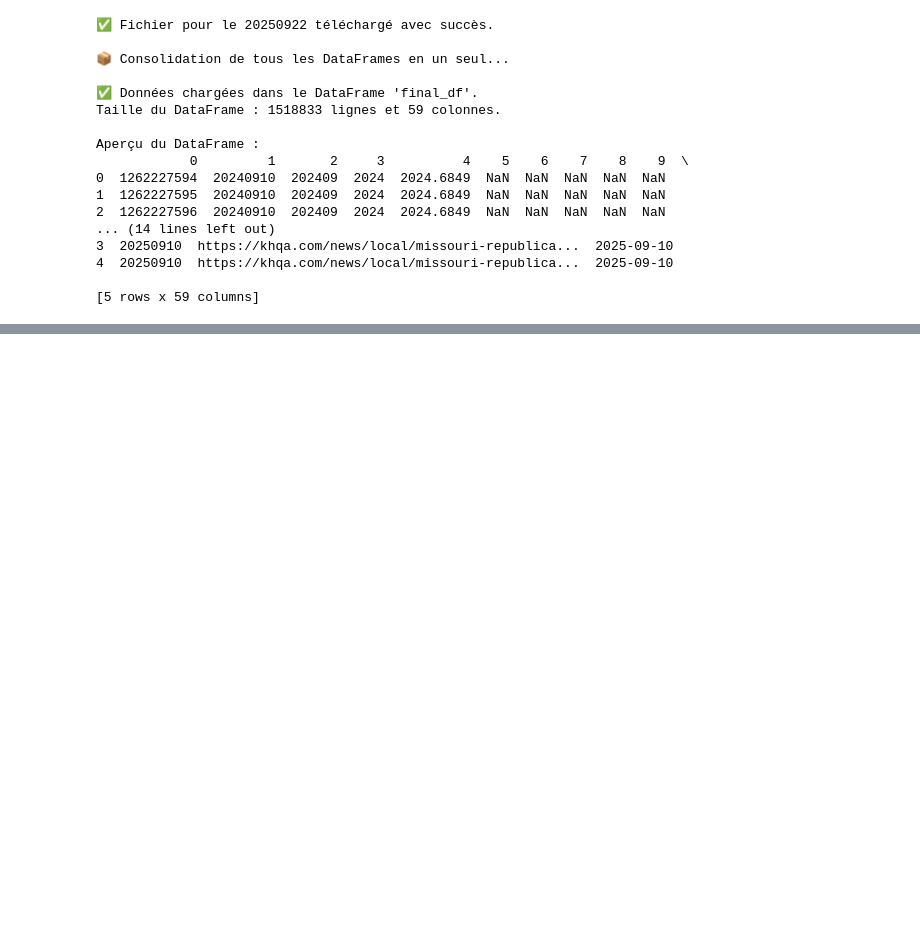
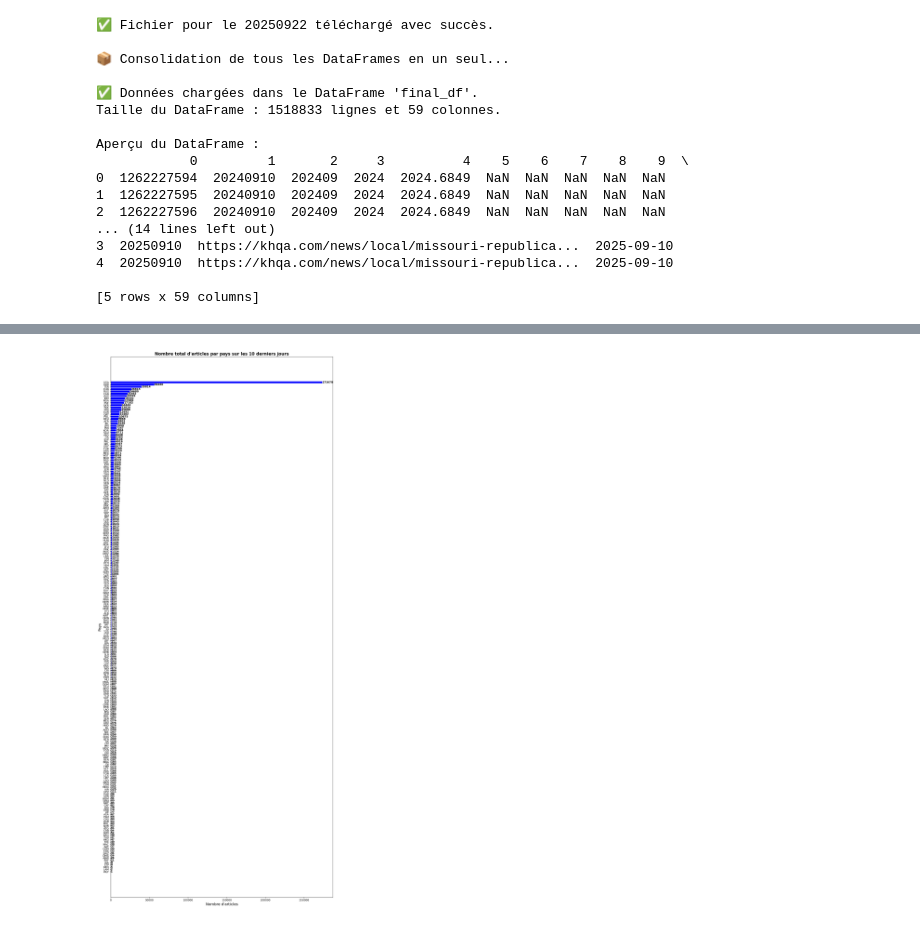
Before and after one commit to WilliamYOLO/BIGDATA, a Jupyter notebook: Sentiment.ipynb, the cells around one changed output, grey strips where cells are left out. Saved outputs shown, nothing was run; the diff lists cells and outputs as text; code cells hidden in the pictures; blank space fills up the shorter version.

```diff
--- a/Sentiment.ipynb
+++ b/Sentiment.ipynb
@@ -212,0 +330,14 @@ all_data
+# %%
+import pandas as pd
+import numpy as np
+
+# Assuming 'Pays' is the column at index 7 and 'Indicateur' is at index 0
+analyse = pd.pivot_table(final_df,
+                         index=7,      # Use the column name instead of the number 7
+                         values=0, # Use the column name instead of the number 0
+                         aggfunc=np.count_nonzero)
+
+analyse = pd.DataFrame(analyse)
+print(analyse)
+analyse.columns = ['Total articles']
+print(analyse)
@@ -212,0 +362,4 @@ all_data
+# %%
+analyse['Pays'] = analyse.index
+analyse = analyse.reset_index(drop=True)
+print(analyse)
@@ -212,0 +381,3 @@ all_data
+# %%
+analyse = analyse.sort_values(by='Total articles', ascending=True)
+print(analyse)
@@ -212,0 +399,21 @@ all_data
+# %%
+# Création du diagramme à barres horizontales
+plt.figure(figsize=(13, 30))
+plt.barh(analyse['Pays'], analyse['Total articles'], color='blue')
+
+# Ajouter les étiquettes de données sur les barres
+for index, value in enumerate(analyse['Total articles']):
+    plt.text(value, index, str(value), ha='left', va='center', fontweight='bold', fontsize=10)
+
+# Ajouter un titre et des étiquettes aux axes
+plt.title("Nombre total d'articles par pays sur les 10 derniers jours", fontsize=16, fontweight='bold')
+plt.xlabel("Nombre d'articles", fontsize=14)
+plt.ylabel("Pays", fontsize=14)
+
+# Ajustement pour éviter les chevauchements
+plt.tight_layout()
+
+# Afficher le graphique
+plt.show()
+# %% [output]
+[figure, added]
```
Also changed, not shown: parts of 19 cells of this notebook.
